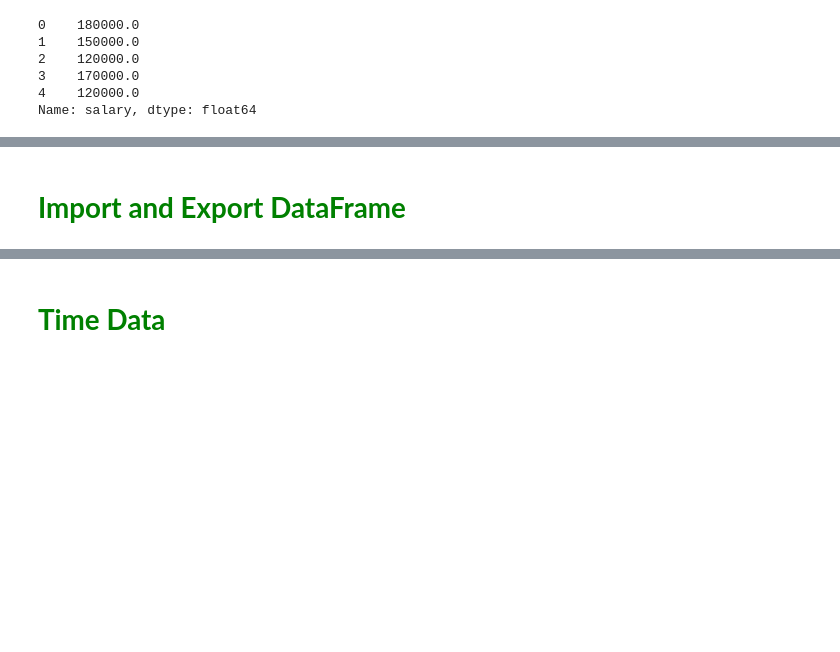
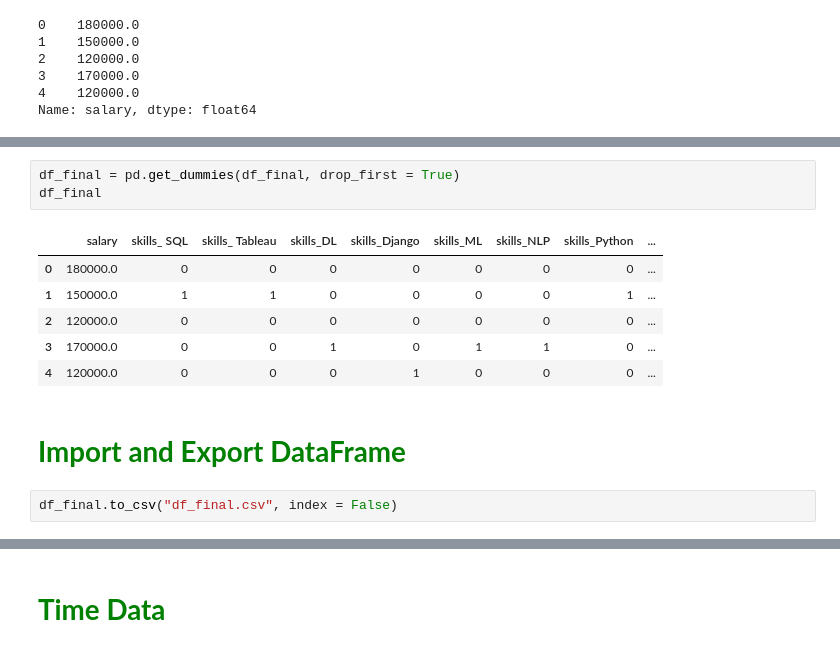
Before and after one commit to easgarli/datascience_bootcamp, a Jupyter notebook: pandas/Pandas_InClass_6_(String Methods)_04.27.2024.ipynb, the cells around one changed output, grey strips where cells are left out. Cells and saved outputs as stored; diff of their text form; blank space fills up the shorter version.

```diff
--- a/pandas/Pandas_InClass_6_(String Methods)_04.27.2024.ipynb
+++ b/pandas/Pandas_InClass_6_(String Methods)_04.27.2024.ipynb
@@ -354,2 +697,14 @@ Genellikle kategorik değişkenleri veya text datalarını, makine öğrenimi al
+# %%
+df_final = pd.get_dummies(df_final, drop_first = True)
+df_final
+# %% [output]
+|  | salary | skills_ SQL | skills_ Tableau | skills_DL | skills_Django | skills_ML | skills_NLP | skills_Python | ... |
+| 0 | 180000.0 | 0 | 0 | 0 | 0 | 0 | 0 | 0 | ... |
+| 1 | 150000.0 | 1 | 1 | 0 | 0 | 0 | 0 | 1 | ... |
+| 2 | 120000.0 | 0 | 0 | 0 | 0 | 0 | 0 | 0 | ... |
+| 3 | 170000.0 | 0 | 0 | 1 | 0 | 1 | 1 | 0 | ... |
+| 4 | 120000.0 | 0 | 0 | 0 | 1 | 0 | 0 | 0 | ... |
 # %% [markdown]
 # <font color='green'> <b>Import and Export DataFrame</b><font color='black'>
+# %%
+df_final.to_csv("df_final.csv", index = False)
```
Also changed, not shown: parts of 117 cells of this notebook, 5 other files.
